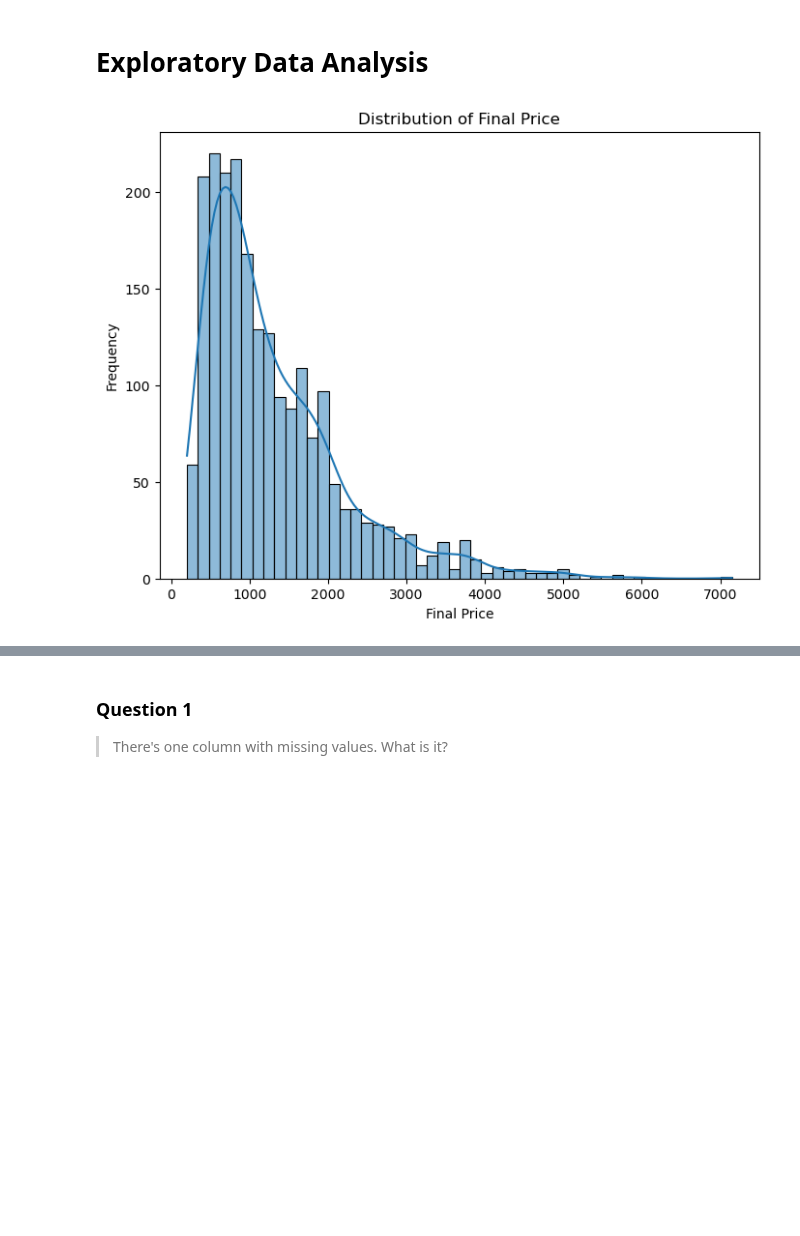
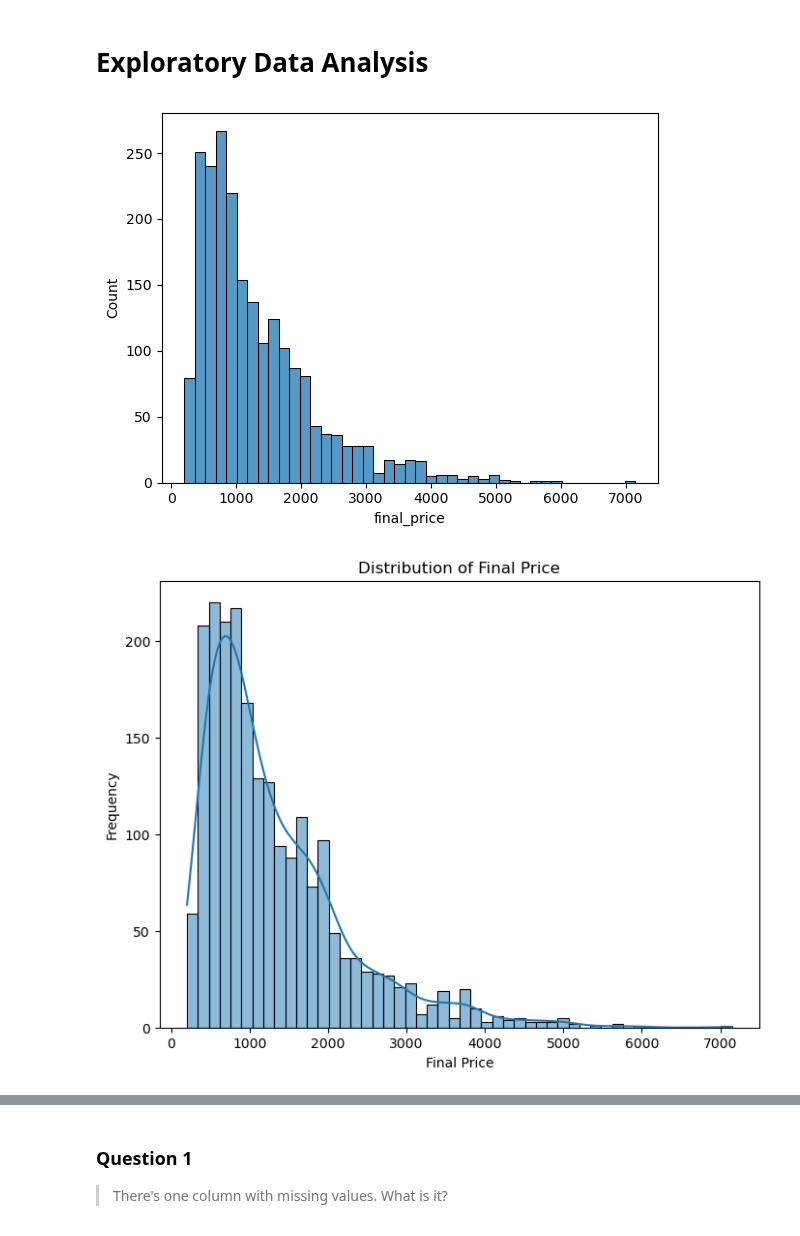
Before and after one commit to ShukrohBello/Machine-Learning-Zoomcamp, a Jupyter notebook: 02-regression/homework_02.ipynb, the cells around one changed output, grey strips where cells are left out. Drawn from its saved outputs; the diff is of its cells as text; code cells hidden in the pictures; blank space fills up the shorter version.

```diff
--- a/02-regression/homework_02.ipynb
+++ b/02-regression/homework_02.ipynb
@@ -66,13 +66,17 @@ df_col
 # %%
 
 # EDA - does the final_price variable have a long tail?
+sns.histplot(df_col['final_price'])
+
+#OR
 
 # Plotting a histogram to check
 plt.figure(figsize=(8, 6))
 sns.histplot(df_col['final_price'], bins=50, kde=True)
 plt.title('Distribution of Final Price')
 plt.xlabel('Final Price')
 plt.ylabel('Frequency')
 plt.show()
 # %% [output]
-[figure, old version]
+[figure, new version]
+[figure, added]
```
Also changed, not shown: parts of 2 cells of this notebook, 1 other file.
